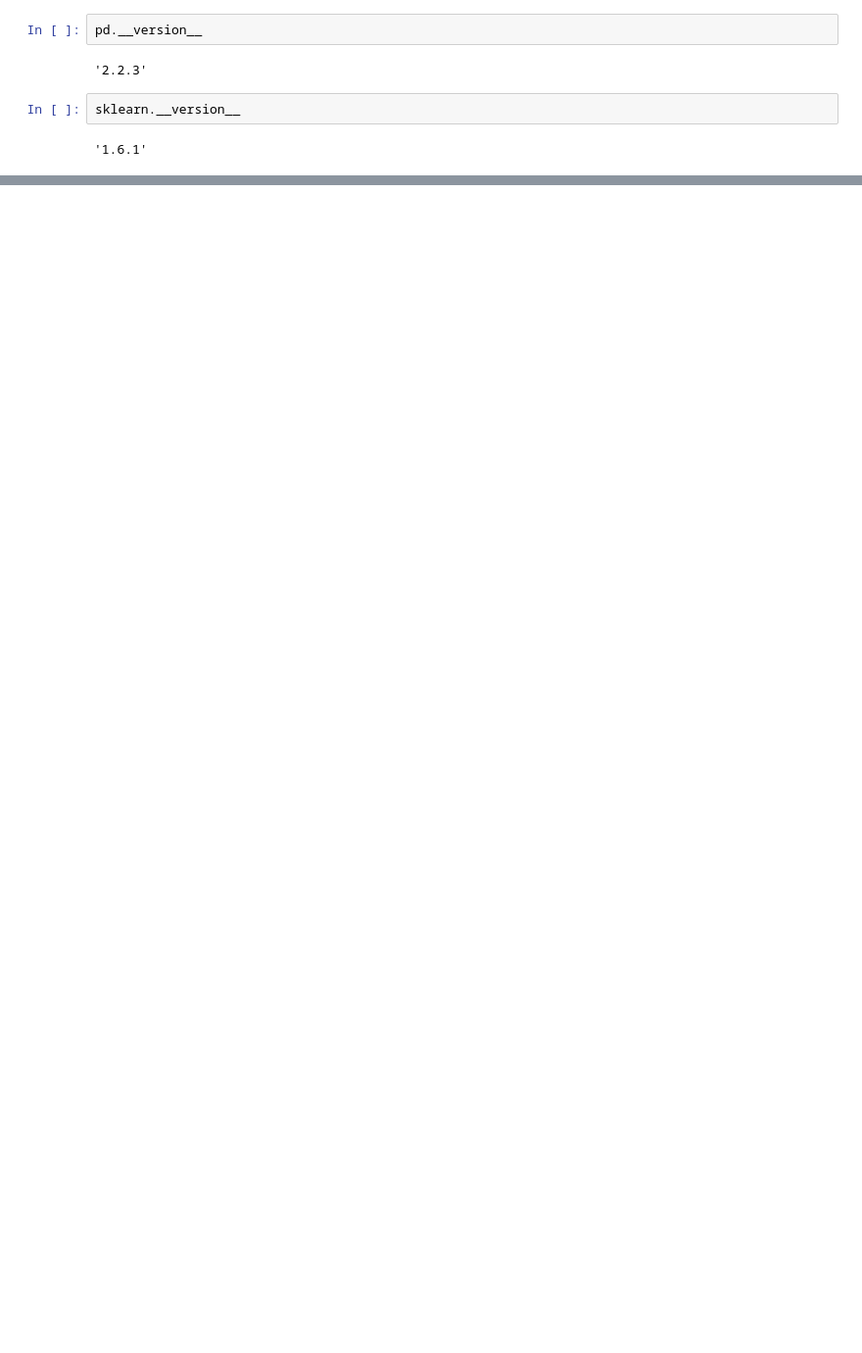
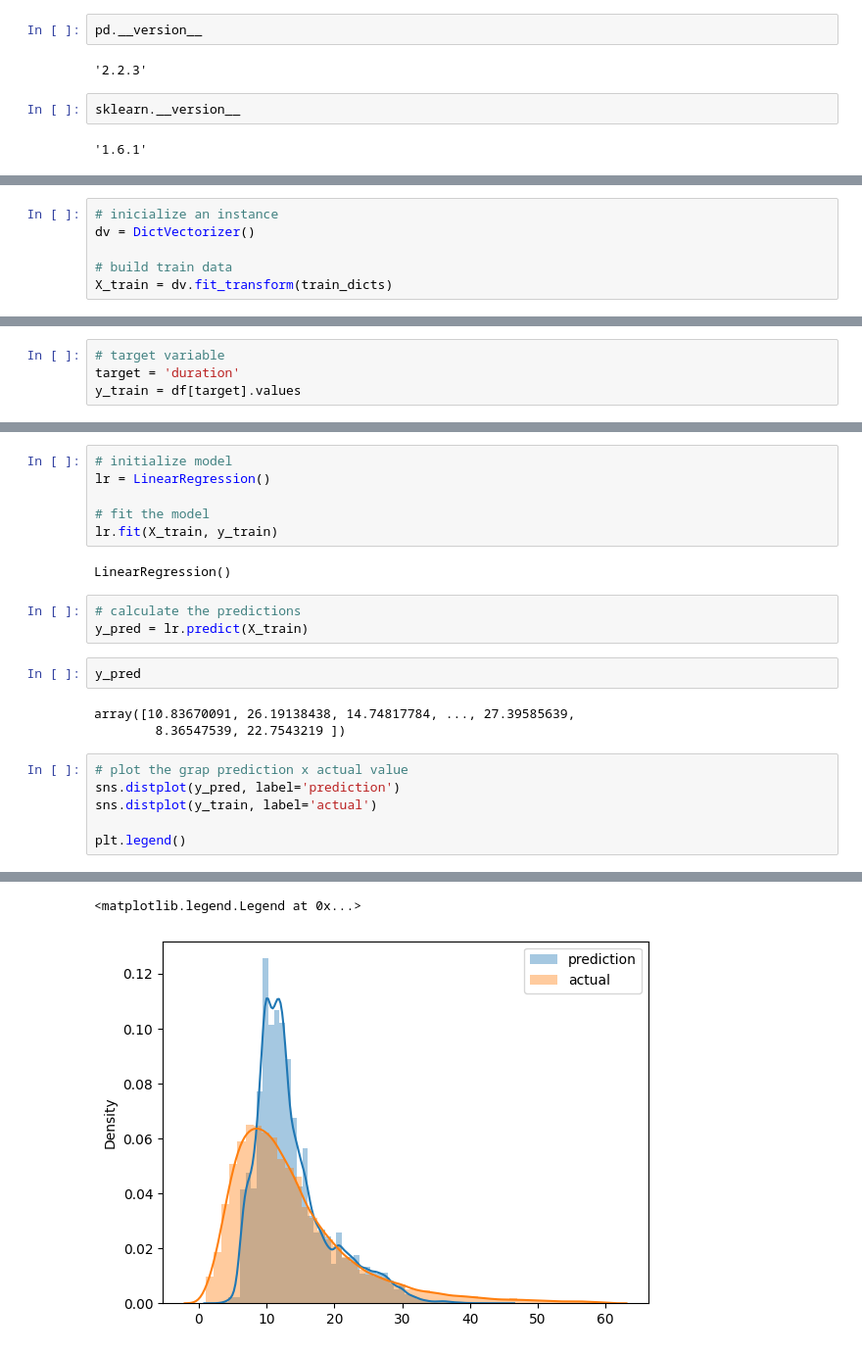
Before and after one commit to lucianarolimc/mlops-zoomcamp-course, a Jupyter notebook: 01-intro/homework_1.ipynb, the cells around one changed output, grey strips where cells are left out. Shown at 98% size. Saved outputs shown, nothing was run; the diff lists cells and outputs as text; blank space fills up the shorter version.

Commit message:
Adding the notebook implemented on the class video 1.3 and saving the model resulting of this implementation.

```diff
--- a/01-intro/homework_1.ipynb
+++ b/01-intro/homework_1.ipynb
@@ -30,0 +237,6 @@ df.head()
+# %%
+# inicialize an instance
+dv = DictVectorizer()
+
+# build train data
+X_train = dv.fit_transform(train_dicts)
@@ -30,0 +254,4 @@ df.head()
+# %%
+# target variable
+target = 'duration'
+y_train = df[target].values
@@ -30,0 +263,23 @@ df.head()
+# %%
+# initialize model
+lr = LinearRegression()
+
+# fit the model
+lr.fit(X_train, y_train)
+# %% [output]
+LinearRegression()
+# %%
+# calculate the predictions
+y_pred = lr.predict(X_train)
+# %%
+y_pred
+# %% [output]
+array([10.83670091, 26.19138438, 14.74817784, ..., 27.39585639,
+        8.36547539, 22.7543219 ])
+# %%
+# plot the grap prediction x actual value
+sns.distplot(y_pred, label='prediction')
+sns.distplot(y_train, label='actual')
+
+plt.legend()
+# %% [output]
@@ -30,0 +305,2 @@ df.head()
+<matplotlib.legend.Legend at 0x...>
+[figure, added]
```
Also changed, not shown: parts of 44 cells of this notebook, 1 other file.
